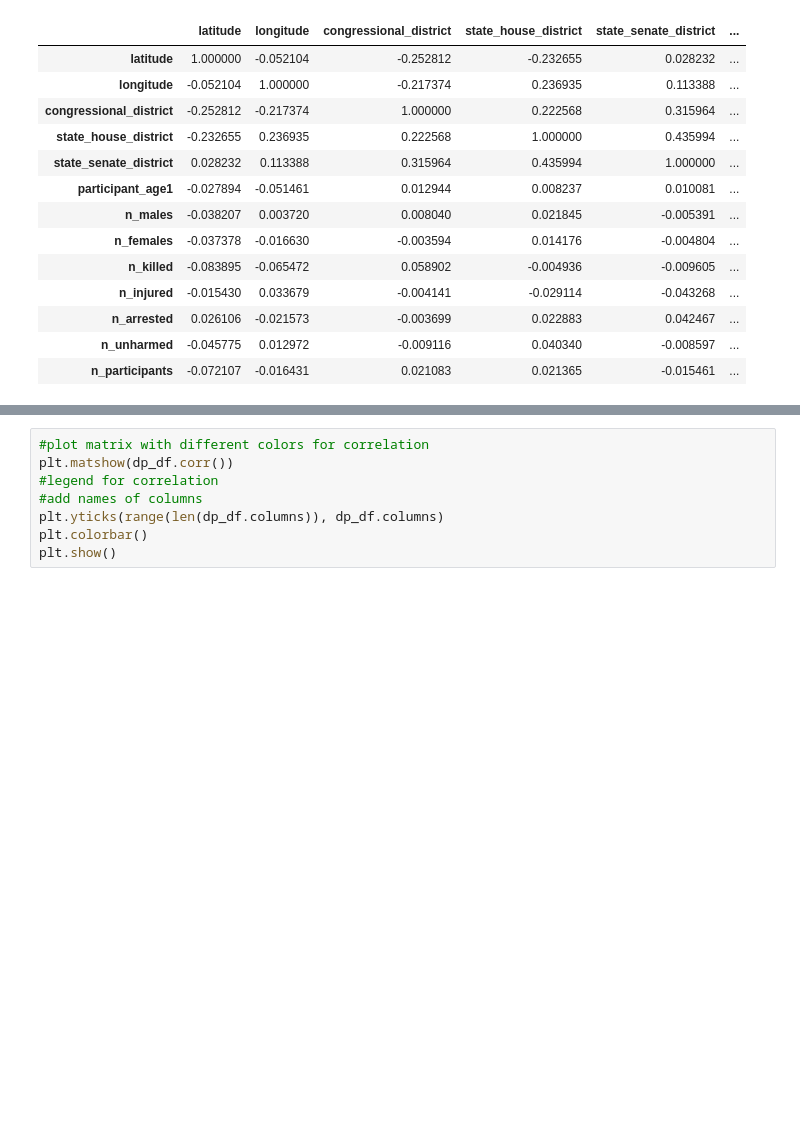
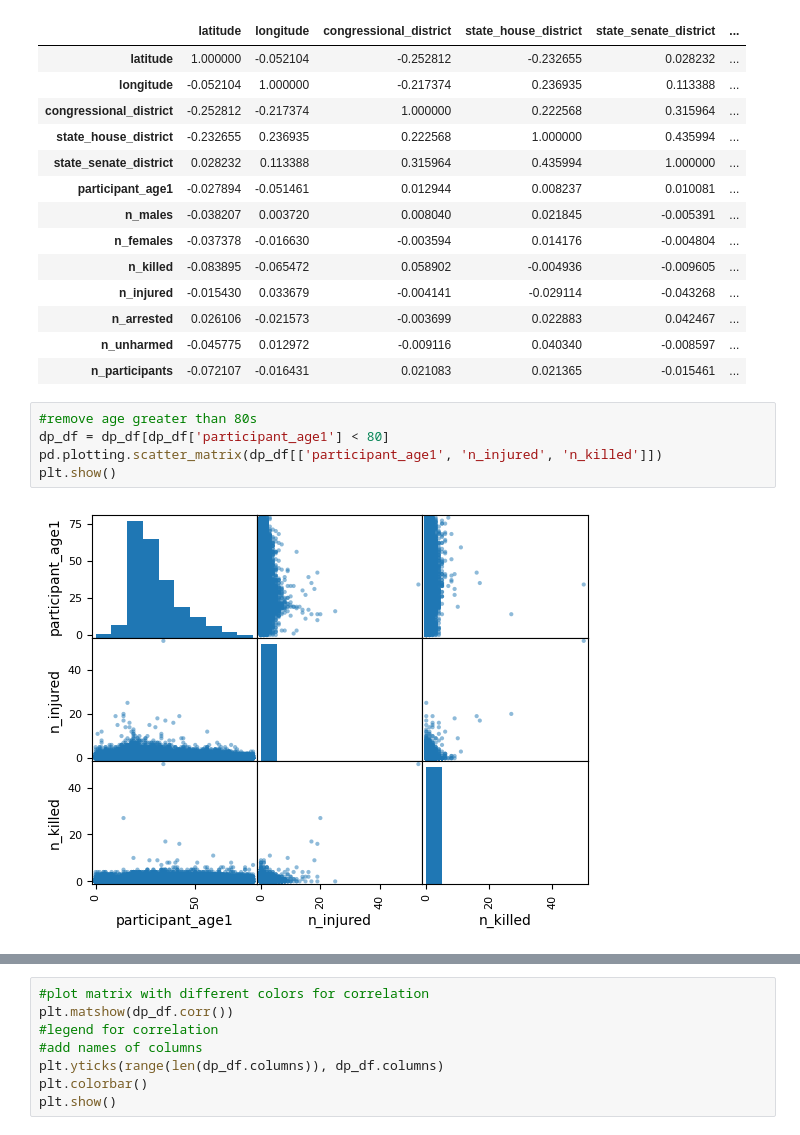
Before and after one commit to vezzusamu/dm-project, a Jupyter notebook: data_understanding.ipynb, the cells around one changed output, grey strips where cells are left out. Cells and saved outputs as stored; diff of their text form; blank space fills up the shorter version.

Commit message:
Added plot, added appunti.txt

```diff
--- a/data_understanding.ipynb
+++ b/data_understanding.ipynb
@@ -131,3 +131,10 @@ dp_df.corr()
 | n_arrested | 0.026106 | -0.021573 | -0.003699 | 0.022883 | 0.042467 | ... |
 | n_unharmed | -0.045775 | 0.012972 | -0.009116 | 0.040340 | -0.008597 | ... |
 | n_participants | -0.072107 | -0.016431 | 0.021083 | 0.021365 | -0.015461 | ... |
+# %%
+#remove age greater than 80s
+dp_df = dp_df[dp_df['participant_age1'] < 80]
+pd.plotting.scatter_matrix(dp_df[['participant_age1', 'n_injured', 'n_killed']])
+plt.show()
+# %% [output]
+[figure, added]
```
Also changed, not shown: parts of 1 cell of this notebook, 1 other file.
